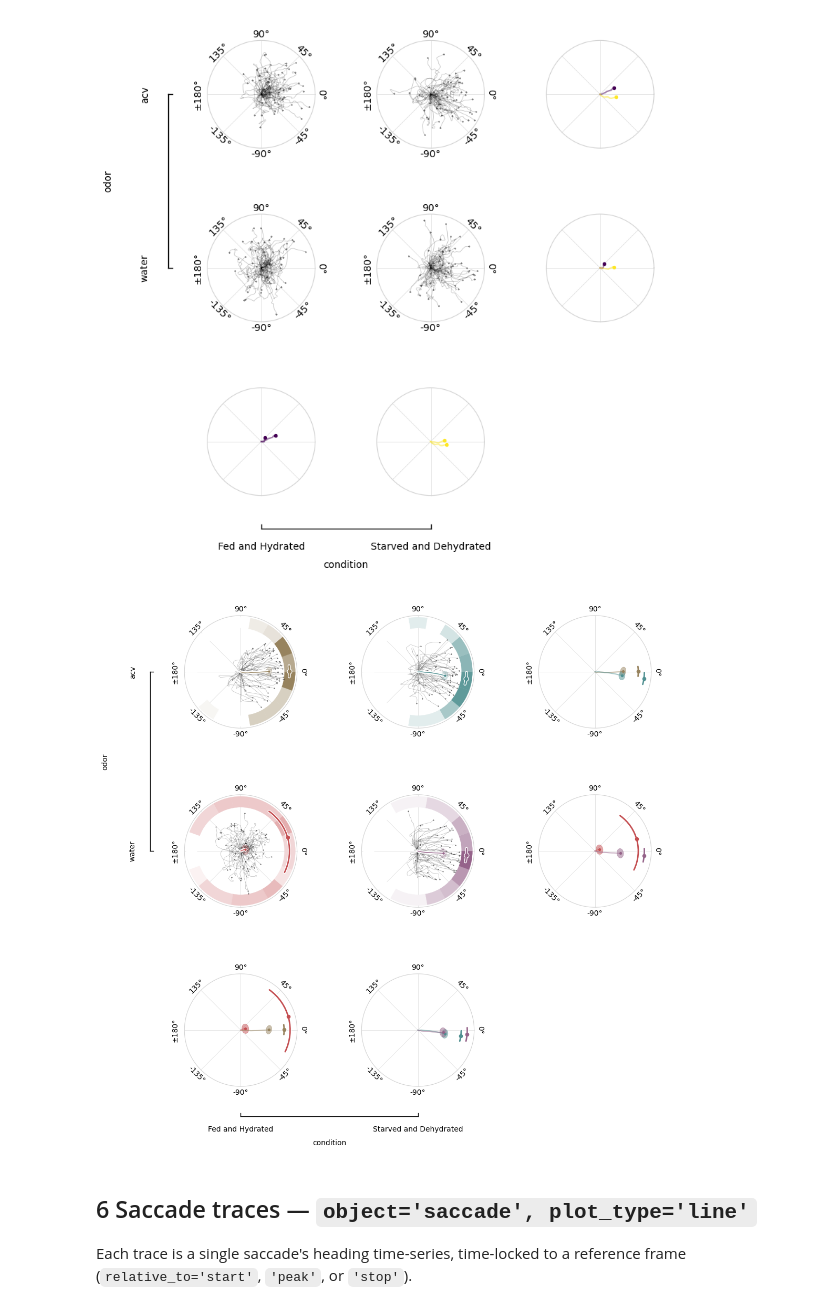
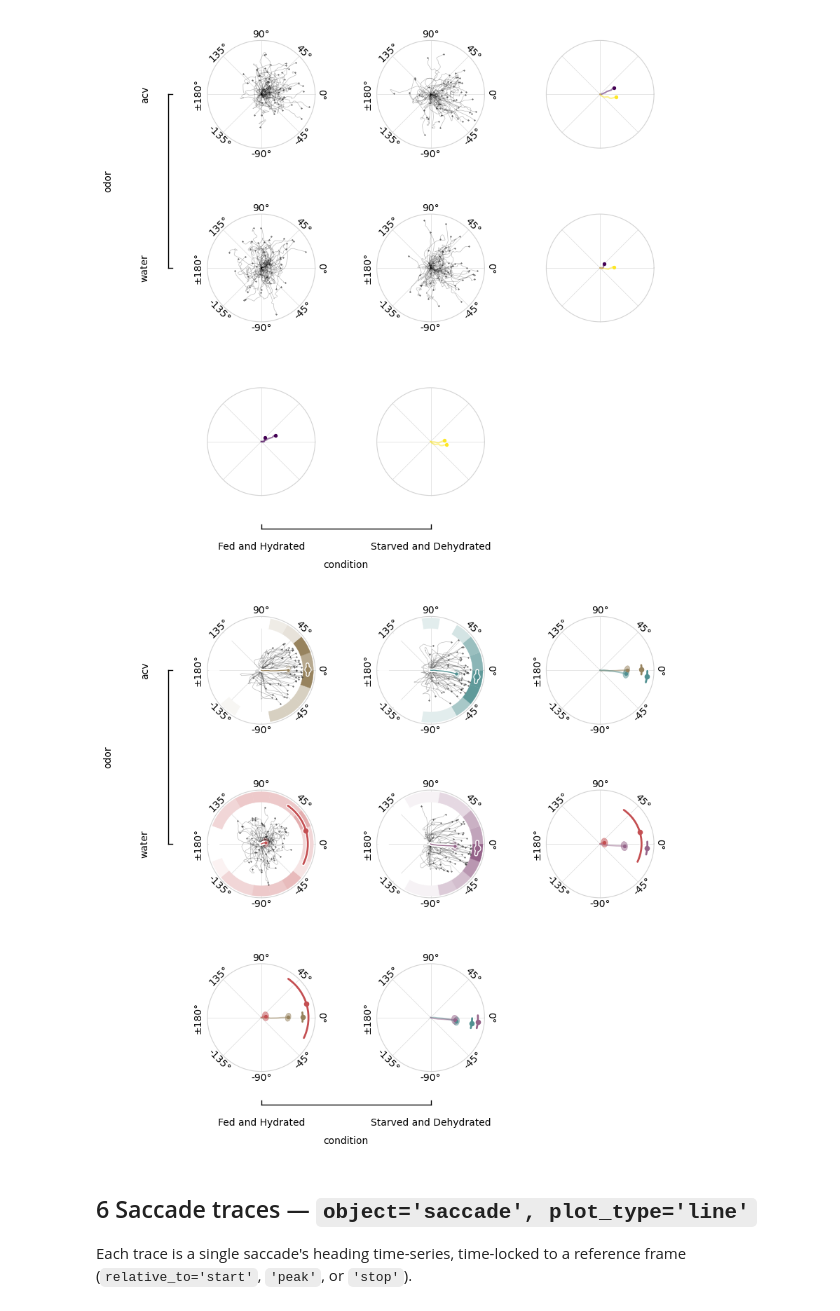
Before and after one commit to jpcurrea/magno_tracker, a Jupyter notebook: notebooks/tutorial_plot.ipynb, the cells around one changed output. Drawn from its saved outputs; the diff is of its cells as text; code cells hidden in the pictures.

```diff
--- a/notebooks/tutorial_plot.ipynb
+++ b/notebooks/tutorial_plot.ipynb
@@ -200,21 +201,21 @@ plt.show()
 # %%
 from magno_tracker.tracking import *
 
 # With all overlays enabled
 exp.plot('odor displacement', 'time',
          col_var='condition', row_var='odor',
          plot_type='trajectory2d',
          col_cmap=[red, blue],
          row_cmap=[green, red],
          subset={'texture': 'stripes'},
          right_margin=True,
          plot_kwargs={'circle': False, 'contour': True,
                       'circ_hist': True, 'mean_line': True,
                       'bins': 18},
-         scale=2)
+         scale=2, subplot_size=(3, 3))
 plt.show()
 # %% [output]
-[figure, old version]
+[figure, new version]
 # %% [markdown]
 ## 6  Saccade traces — `object='saccade', plot_type='line'`
 
```
Also changed, not shown: parts of 3 cells of this notebook, 3 other files.
